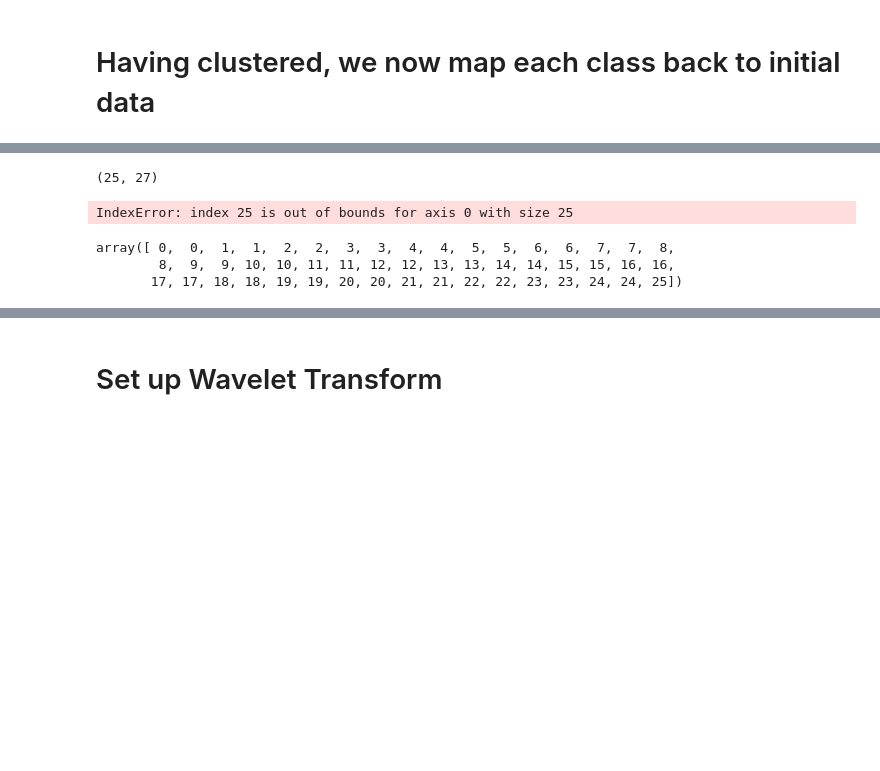
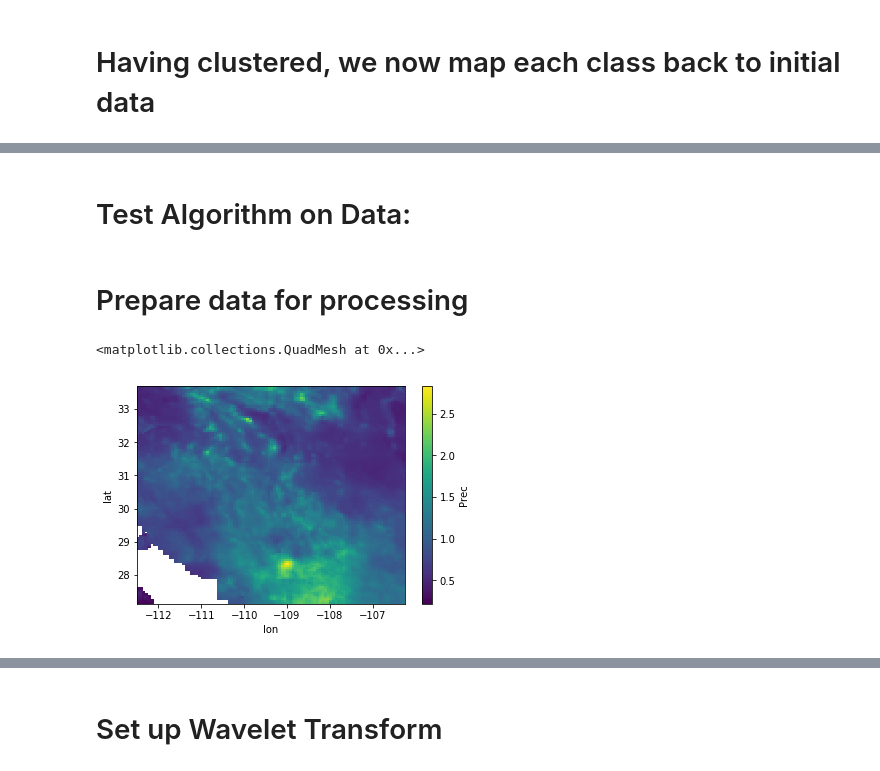
Before and after one commit to derekdesantis/climate, a Jupyter notebook: MR_Cluster.ipynb, the cells around one changed output, grey strips where cells are left out. Saved outputs shown, nothing was run; the diff lists cells and outputs as text; code cells hidden in the pictures; blank space fills up the shorter version.

```diff
--- a/MR_Cluster.ipynb
+++ b/MR_Cluster.ipynb
@@ -332,15 +313,11 @@ IndexError: index 25 is out of bounds for axis 0 with size 25
-# %%
-temp = Prec_classes[1]
-temp.shape
-# %% [output]
-(25, 27)
-# %%
-temp[index_up_lat[1]].shape
-# %% [output]
-IndexError: index 25 is out of bounds for axis 0 with size 25
-# %%
-index_up_lat[1]
-# %% [output]
-array([ 0,  0,  1,  1,  2,  2,  3,  3,  4,  4,  5,  5,  6,  6,  7,  7,  8,
-        8,  9,  9, 10, 10, 11, 11, 12, 12, 13, 13, 14, 14, 15, 15, 16, 16,
-       17, 17, 18, 18, 19, 19, 20, 20, 21, 21, 22, 22, 23, 23, 24, 24, 25])
+# %% [markdown]
+# Test Algorithm on Data:
+# %% [markdown]
+# Prepare data for processing
+# %%
+#Create a sub DataArray over smaller area; view some of the data to make sure not all NAN
+ds2 = ds.isel(lat=slice(200, 305), lon=slice(200, 300), time=slice(0, 240))
+ds2.Prec.mean('time').plot()
+# %% [output]
+<matplotlib.collections.QuadMesh at 0x...>
+[figure, added]
```
Also changed, not shown: parts of 38 cells of this notebook, 4 other files.
